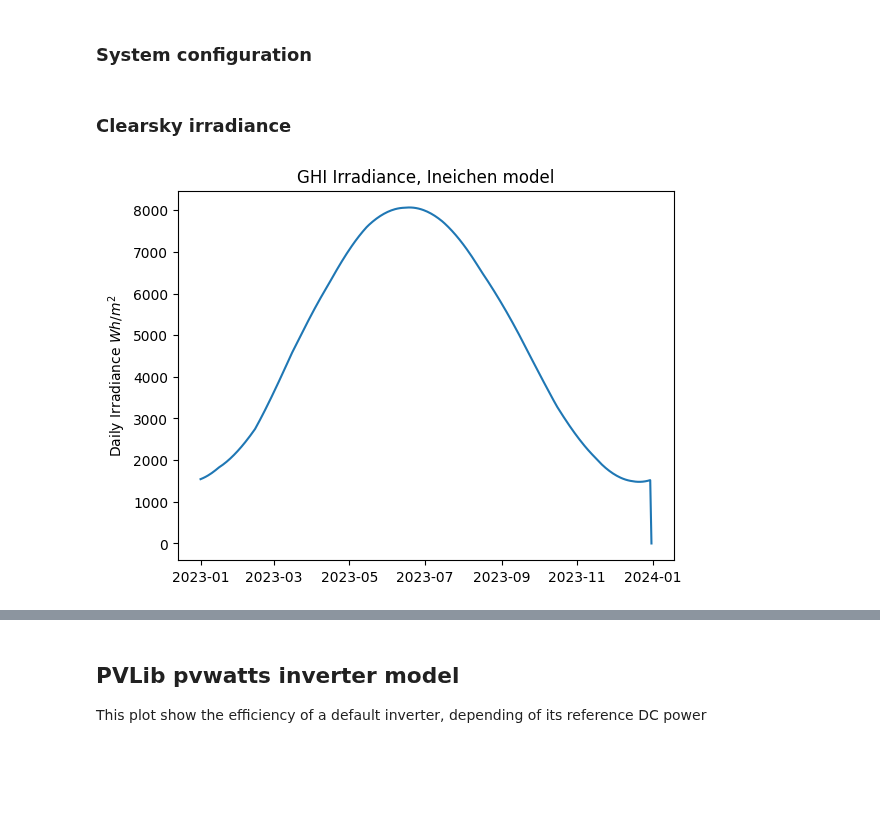
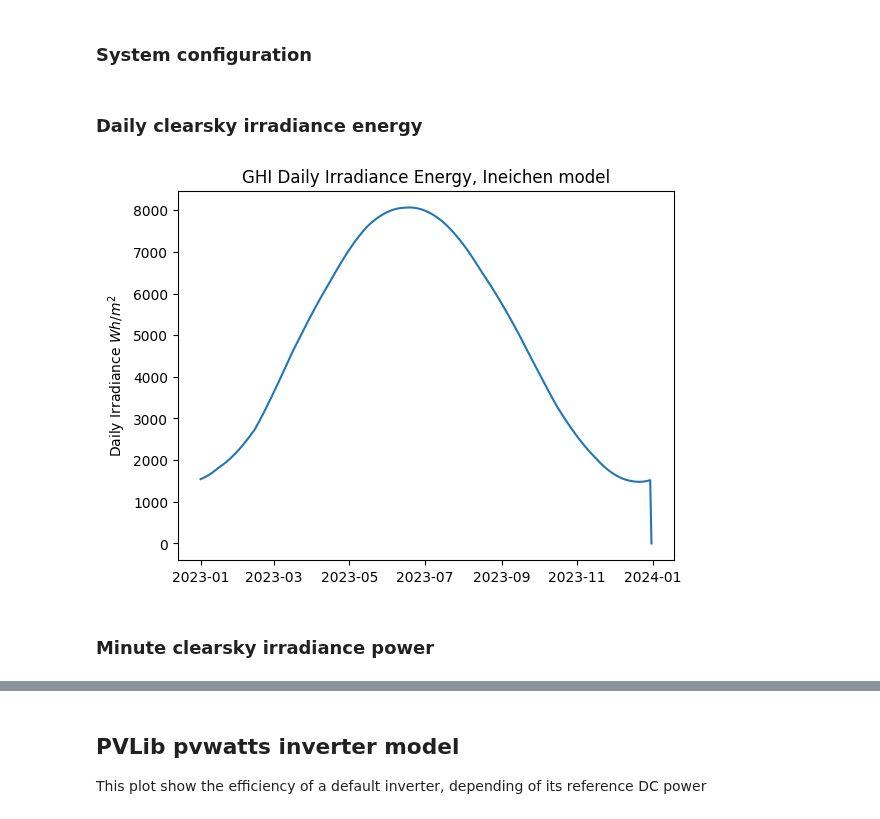
Before and after one commit to maximecharriere/TM_PV_ADC, a Jupyter notebook: 00_Scripts/PVLibTestGeneration_colab.ipynb, the cells around one changed output, grey strips where cells are left out. Saved outputs shown, nothing was run; the diff lists cells and outputs as text; code cells hidden in the pictures; blank space fills up the shorter version.

```diff
--- a/00_Scripts/PVLibTestGeneration_colab.ipynb
+++ b/00_Scripts/PVLibTestGeneration_colab.ipynb
@@ -215,16 +209,15 @@ modelChain = ModelChain(system, location)
 # %% [markdown]
-### Clearsky irradiance
+### Daily clearsky irradiance energy
 # %%
-times = pd.date_range(start='2023-01-01', end='2023-12-31', freq='1h', tz='Europe/Zurich')
-
-cs = location.get_clearsky(times)  # ineichen with climatology table by default
+times_hourly = pd.date_range(start='2023-01-01', end='2023-12-31', freq='1h', tz=location.tz)
+cs_hourly_power = location.get_clearsky(times_hourly)  # ineichen with climatology table by default
 # %%
-cs_daily_energy = cs.groupby(cs.index.date).sum()
+cs_daily_energy = cs_hourly_power.groupby(cs_hourly_power.index.date).sum()
 # %%
 cs_daily_energy['ghi'].plot();
-
 plt.ylabel('Daily Irradiance $Wh/m^2$');
-
-plt.title('GHI Irradiance, Ineichen model');
+plt.title('GHI Daily Irradiance Energy, Ineichen model');
 # %% [output]
-[figure, old version]
+[figure, new version]
+# %% [markdown]
+### Minute clearsky irradiance power
```
Also changed, not shown: parts of 8 cells of this notebook.
